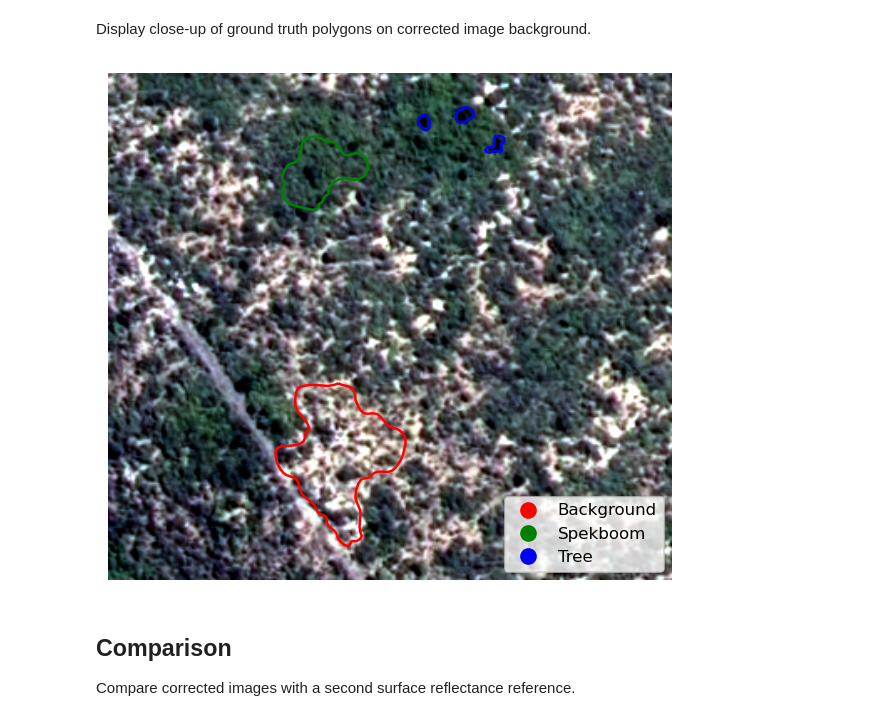
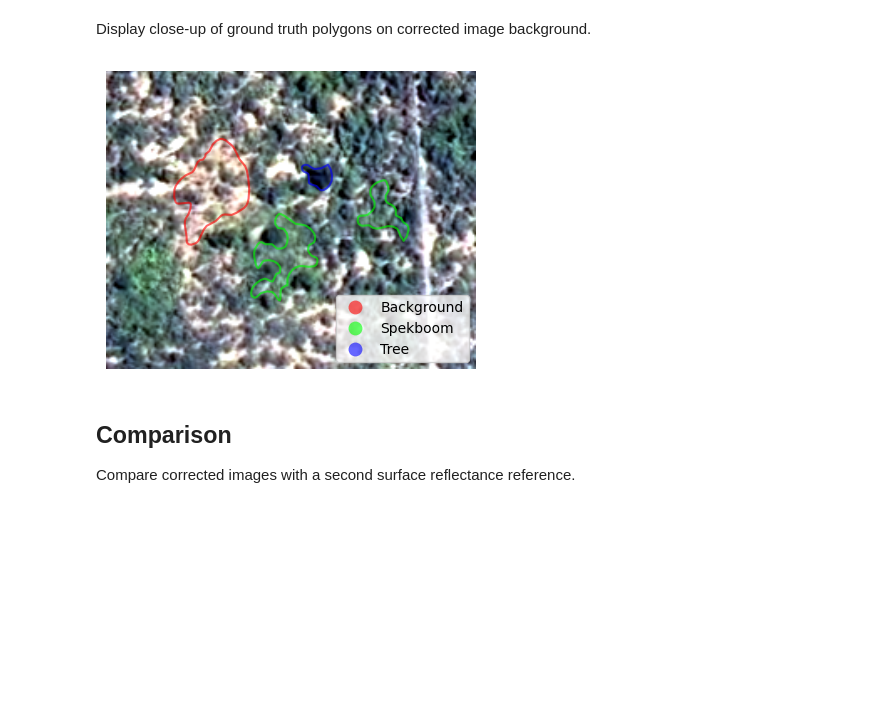
Before and after one commit to leftfield-geospatial/homonim, a Jupyter notebook: docs/tutorials/classification.ipynb, the cells around one changed output. Cells and saved outputs as stored; diff of their text form; code cells hidden in the pictures; blank space fills up the shorter version.

```diff
--- a/docs/tutorials/classification.ipynb
+++ b/docs/tutorials/classification.ipynb
@@ -299,50 +301,52 @@ from matplotlib.colors import ListedColormap
 from mpl_toolkits.axes_grid1 import make_axes_locatable
 
 # ground truth subset of interest
-sub_class_label_gdf = class_label_gdf.loc[
-    (class_label_gdf.index>=72) & (class_label_gdf.index<77)
-]
+idx = None
+for i in [80, 81, 83, 84]:
+    if idx is not None:
+        idx |= (class_label_gdf.index == i)
+    else:
+        idx = (class_label_gdf.index == i)
+sub_class_label_gdf = class_label_gdf.loc[idx]
 
-fig, ax = pyplot.subplots(1, 1, tight_layout=True, figsize=(5, 5), dpi=120)
+fig, ax = pyplot.subplots(1, 1, tight_layout=True, figsize=(4, 4), dpi=100)
 indexes = (1, 2, 3)
-# divider = make_axes_locatable(ax)
-# cax = divider.append_axes('right', size='3%', pad=0.1)
 
 # read, normalise and display corrected mosaic
 with rio.open(corr_mosaic_path, 'r') as corr_ds:
     # find window containing ground truth subset
     sub_class_label_gdf = sub_class_label_gdf.to_crs(corr_ds.crs.to_wkt())
     bounds = sub_class_label_gdf.total_bounds
     win = corr_ds.window(*bounds)
-    win = utils.expand_window_to_grid(win, (20, 100))
+    win = utils.expand_window_to_grid(win, (40, 40))
     transform = corr_ds.window_transform(win)
 
     # read image corresponding to window
     array = corr_ds.read(
         indexes=indexes, out_dtype='float32', window=win,
     )
 
     # change nodata value to nan
     mask = np.any(array == corr_ds.nodata, axis=(0))
     array[:, mask] = np.nan
 
     # 'normalise' image 2%-98% -> 0-1
     for bi in range(len(indexes)):
-        array[bi] -= np.nanpercentile(array[bi], 2)
-        array[bi] /= np.nanpercentile(array[bi], 98)
+        array[bi] -= np.nanpercentile(array[bi], 1)
+        array[bi] /= np.nanpercentile(array[bi], 95)
         array[bi] = np.clip(array[bi], 0, 1)
 
     ax = show(array, transform=transform, interpolation='bilinear', ax=ax)
 
-cmap = ListedColormap(['r', 'g', 'b'])
+cmap = ListedColormap([[1, 0, 0], [0, 1, 0], [0, 0, 1]])
 ax = sub_class_label_gdf.plot(
         'Class', kind='geo', ax=ax, linewidth=1.5, facecolor='none',
-        cmap=cmap, legend=True, legend_kwds=dict(loc='lower right')
+        cmap=cmap, legend=True, alpha=0.6, legend_kwds=dict(loc='lower right')
     )
 _ = ax.axis('off')
-fig.savefig('../case_studies/classification-groundtruth_polygons.jpg', dpi=120)
+fig.savefig('../case_studies/classification-groundtruth_polygons.jpg', dpi=150)
 # %% [output]
-[figure, old version]
+[figure, new version]
 # %% [markdown]
 ## Comparison
 
```
Also changed, not shown: parts of 7 cells of this notebook.
